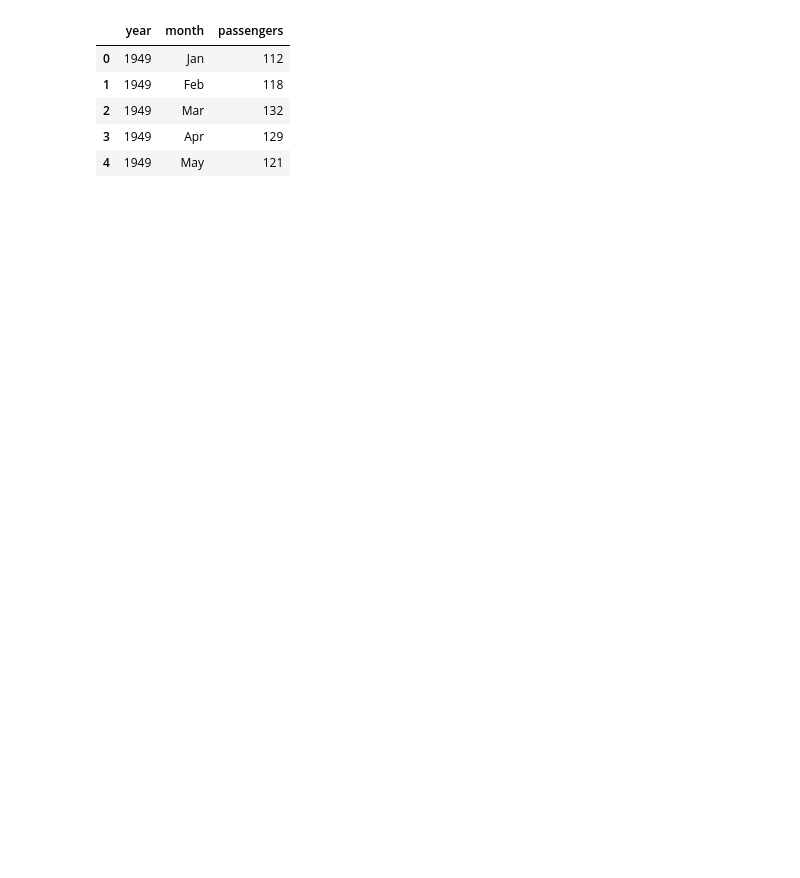
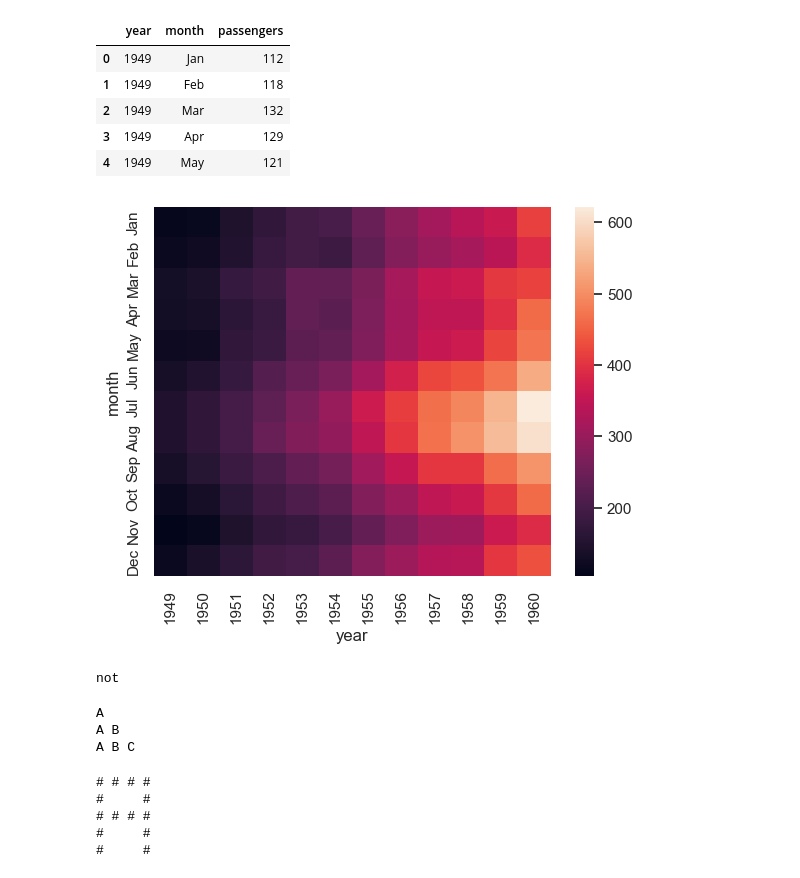
Before and after one commit to thushiin/python, a Jupyter notebook: matplot.ipynb, the cells around one changed output. Drawn from its saved outputs; the diff is of its cells as text; code cells hidden in the pictures; blank space fills up the shorter version.

```diff
--- a/matplot.ipynb
+++ b/matplot.ipynb
@@ -872,0 +874,51 @@ sns.
+# %%
+flight= flight.pivot(index= "month",columns= "year",values= "passengers")
+ax=sns.heatmap(flight)
+# %% [output]
+[figure, added]
+# %%
+n=16348
+k=len(str(n))
+sum=0
+temp=n
+while temp>0:
+    digit=temp%10
+
+    sum+=digit**k
+    temp//=10
+
+
+if sum==n:
+    print("it is armstrong")
+
+else:
+    print("not")
+# %% [output]
+not
+# %%
+for i in range(1,4):
+    n=65
+    for j in range(1,i+1):
+        c=chr(n)
+        n=n+1
+        print(c,end=" ")
+    print()
+# %% [output]
+A
+A B
+A B C
+# %%
+n=5
+for i in range(1,n+1):
+    for j in range(1,n):
+        if i==1 or i==3 or j==1 or j==4:
+            print('#',end=" ")
+        else:
+            print(' ',end=' ')
+    print()
+# %% [output]
+# # # #
+#     #
+# # # #
+#     #
+#     #
```
Also changed, not shown: parts of 36 cells of this notebook.
